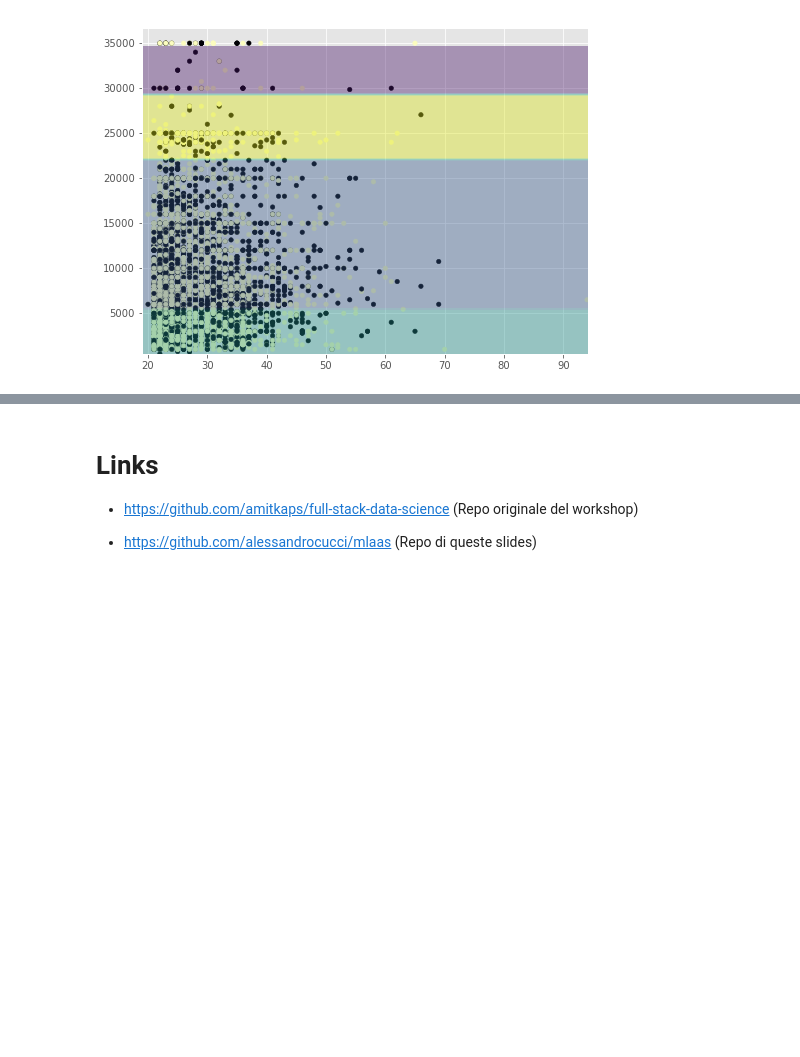
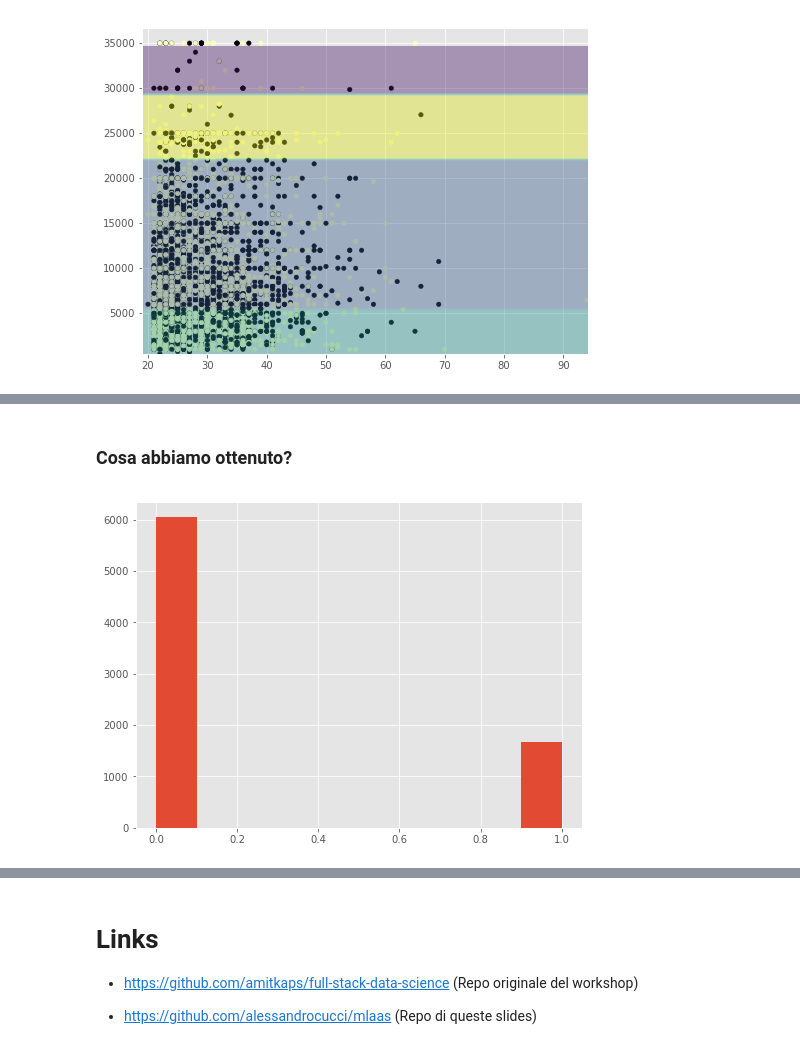
Before and after one commit to alessandrocucci/mlaas, a Jupyter notebook: static/Machine Learning as a Service.ipynb, the cells around one changed output, grey strips where cells are left out. Drawn from its saved outputs; the diff is of its cells as text; code cells hidden in the pictures; blank space fills up the shorter version.

```diff
--- a/static/Machine Learning as a Service.ipynb
+++ b/static/Machine Learning as a Service.ipynb
@@ -278,0 +279,7 @@ plot_boundaries(X_2, clf_dt_5)
+# %% [markdown]
+### Cosa abbiamo ottenuto?
+# %%
+pred_class = clf_dt_5.predict(X_2)
+plt.hist(pred_class);
+# %% [output]
+[figure, added]
```
Also changed, not shown: parts of 12 cells of this notebook, 3 other files.
